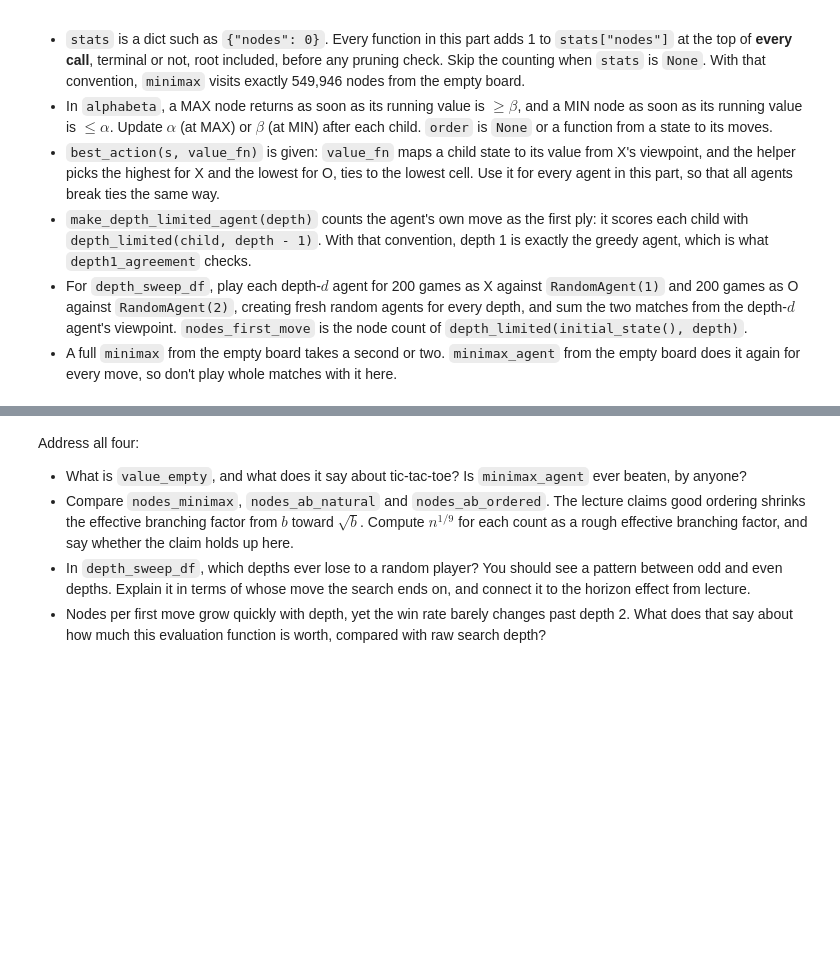
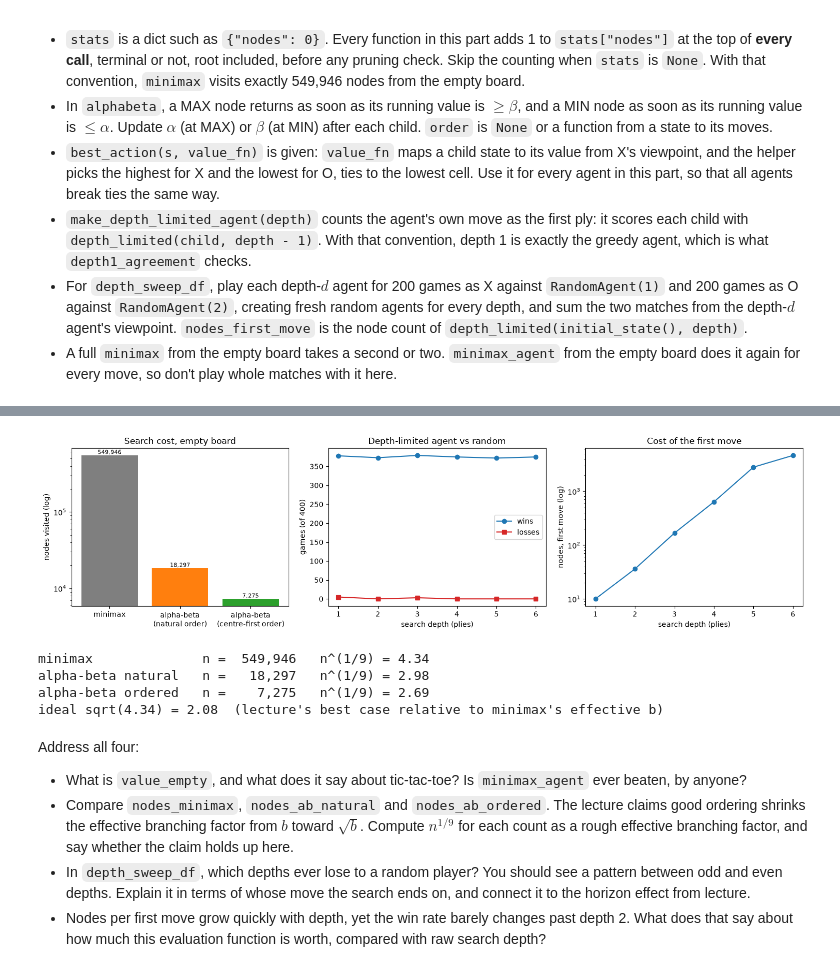
Before and after one commit to MandarBavdane/CS541-AI, a Jupyter notebook: Assignment_3/a3_solution.ipynb, the cells around one changed output, grey strips where cells are left out. Saved outputs shown, nothing was run; the diff lists cells and outputs as text; code cells hidden in the pictures; blank space fills up the shorter version.

```diff
--- a/Assignment_3/a3_solution.ipynb
+++ b/Assignment_3/a3_solution.ipynb
@@ -665,3 +661,37 @@ depth1_agreement = 1.0
+# %%
+# Visualisations for Part 3.
+fig, axes = plt.subplots(1, 3, figsize=(15, 4))
+
+# (a) cost of the three searches from the empty board (log scale because the gap is huge)
+labels = ["minimax", "alpha-beta\n(natural order)", "alpha-beta\n(centre-first order)"]
+counts = [nodes_minimax, nodes_ab_natural, nodes_ab_ordered]
+bars = axes[0].bar(labels, counts, color=["tab:gray", "tab:orange", "tab:green"])
+axes[0].set_yscale("log"); axes[0].set_ylabel("nodes visited (log)"); axes[0].set_title("Search cost, empty board")
+for b, c in zip(bars, counts):
+    axes[0].text(b.get_x() + b.get_width() / 2, c, f"{c:,}", ha="center", va="bottom", fontsize=8)
+
+# (b) wins and losses against random players as the search depth grows (3.3 plot)
+axes[1].plot(depth_sweep_df["depth"], depth_sweep_df["wins"], "o-", color="tab:blue", label="wins")
+axes[1].plot(depth_sweep_df["depth"], depth_sweep_df["losses"], "s-", color="tab:red", label="losses")
+axes[1].set_xlabel("search depth (plies)"); axes[1].set_ylabel("games (of 400)")
+axes[1].set_title("Depth-limited agent vs random"); axes[1].legend()
+
+# (c) nodes needed for the first move at each depth (log scale)
+axes[2].semilogy(depth_sweep_df["depth"], depth_sweep_df["nodes_first_move"], "o-")
+axes[2].set_xlabel("search depth (plies)"); axes[2].set_ylabel("nodes, first move (log)")
+axes[2].set_title("Cost of the first move")
+plt.tight_layout(); plt.show()
+
+# effective branching factor n^(1/9) for 3.4
+for name, n in zip(["minimax", "alpha-beta natural", "alpha-beta ordered"], counts):
+    print("{:20s} n = {:>8,}   n^(1/9) = {:.2f}".format(name, n, n ** (1 / 9)))
+print("ideal sqrt(4.34) = {:.2f}  (lecture's best case relative to minimax's effective b)".format(math.sqrt(nodes_minimax ** (1 / 9))))
+# %% [output]
+[figure, added]
+minimax              n =  549,946   n^(1/9) = 4.34
+alpha-beta natural   n =   18,297   n^(1/9) = 2.98
+alpha-beta ordered   n =    7,275   n^(1/9) = 2.69
+ideal sqrt(4.34) = 2.08  (lecture's best case relative to minimax's effective b)
 # %% [markdown]
 Address all four:
 - What is `value_empty`, and what does it say about tic-tac-toe? Is `minimax_agent` ever beaten, by anyone?
```
Also changed, not shown: parts of 9 cells of this notebook.
